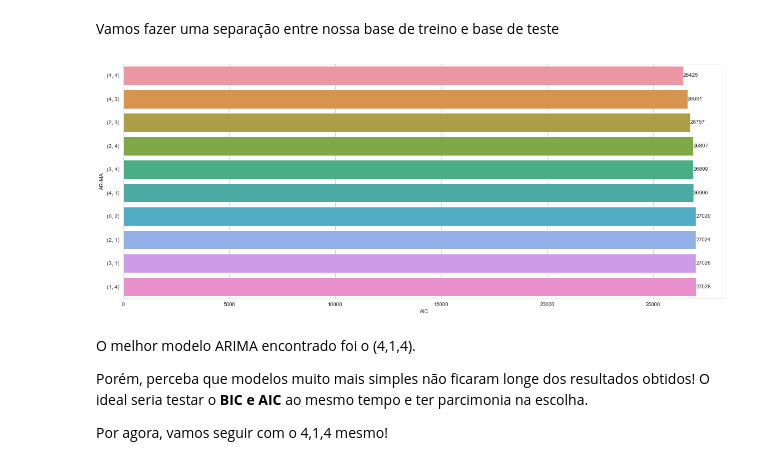
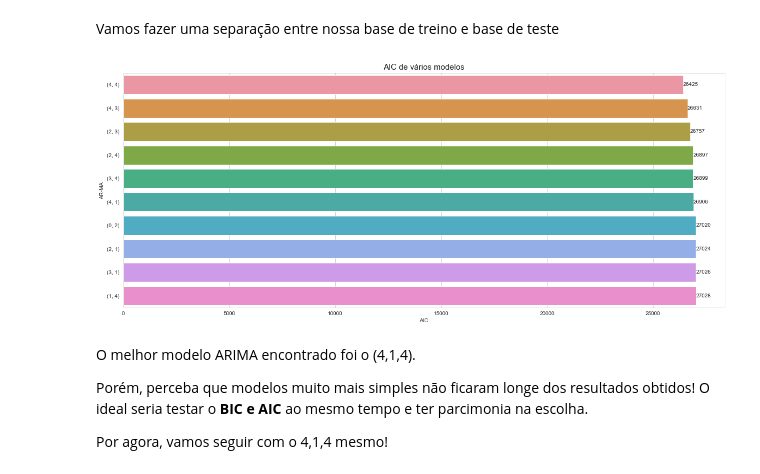
Before and after one commit to GiovaneCarvalho/Forecast_Consumo_Energia_Dinamarques, a Jupyter notebook: API.ipynb, the cells around one changed output. Saved outputs shown, nothing was run; the diff lists cells and outputs as text; code cells hidden in the pictures.

```diff
--- a/API.ipynb
+++ b/API.ipynb
@@ -755,10 +756,12 @@ for x in range(5):
 # %%
 l = pd.DataFrame(l, columns= ['AIC', 'AR-MA'])
 plt.figure(figsize = (20,8))
 ax = sns.barplot(data = l.sort_values('AIC').head(10), y = 'AR-MA', x='AIC')
-ax.bar_label(ax.containers[0], fmt='%.0f');
+ax.bar_label(ax.containers[0], fmt='%.0f')
+plt.title('AIC de vários modelos', fontsize=15)
+plt.show()
 # %% [output]
-[figure, old version]
+[figure, new version]
 # %% [markdown]
 O melhor modelo ARIMA encontrado foi o (4,1,4).
 
```
Also changed, not shown: parts of 36 cells of this notebook, 51 other files.
